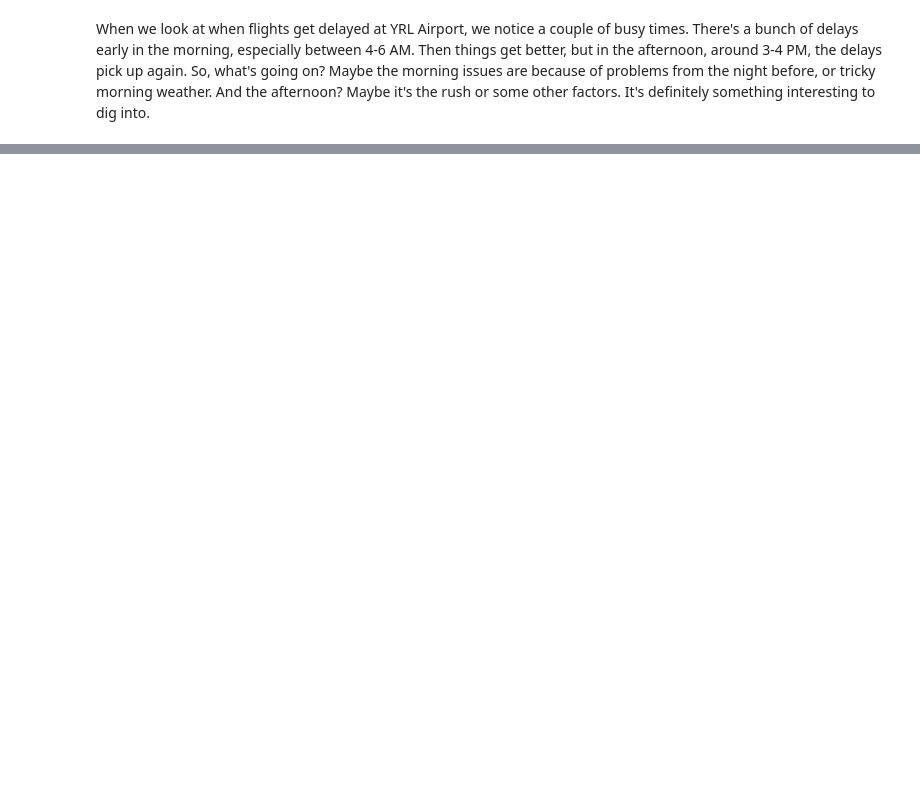
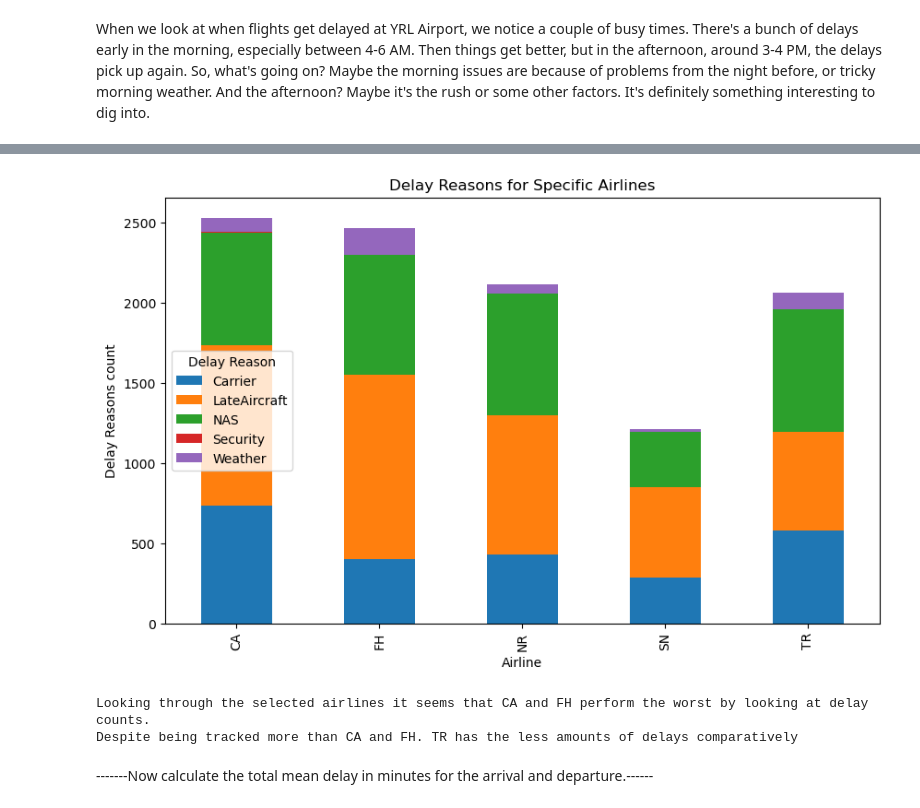
Before and after one commit to AnthonyNoreska/flight-delay-analysis, a Jupyter notebook: Flight-Analysis.ipynb, the cells around one changed output, grey strips where cells are left out. Drawn from its saved outputs; the diff is of its cells as text; code cells hidden in the pictures; blank space fills up the shorter version.

```diff
--- a/Flight-Analysis.ipynb
+++ b/Flight-Analysis.ipynb
@@ -849,0 +771,30 @@ When we look at when flights get delayed at YRL Airport, we notice a couple of b
+# %%
+# Regraph into selecting specific airlines
+top_airlines = ["FH", "CA", "NR", "TR", "SN"]
+
+# Confirm the airlines
+specific_airline_data = df[df['Airline'].isin(top_airlines)]
+specific_airline_delay_reason_counts = specific_airline_data.groupby(['Airline', 'Delay_Reason']).size().unstack(fill_value=0)
+
+# Graph the new graph
+specific_airlines = specific_airline_delay_reason_counts.plot(kind="bar", stacked=True, figsize=(10, 6))
+
+plt.xlabel("Airline")
+plt.ylabel("Delay Reasons count")
+plt.title("Delay Reasons for Specific Airlines")
+plt.legend(title="Delay Reason")
+
+# Customize x-axis ticks to show only the airlines
+specific_airlines.set_xticks(range(len(specific_airline_delay_reason_counts.index)))
+specific_airlines.set_xticklabels(specific_airline_delay_reason_counts.index)
+
+plt.show()
+
+print("Looking through the selected airlines it seems that CA and FH perform the worst by looking at delay counts.")
+print("Despite being tracked more than CA and FH. TR has the less amounts of delays comparatively")
+# %% [output]
+[figure, added]
+Looking through the selected airlines it seems that CA and FH perform the worst by looking at delay counts.
+Despite being tracked more than CA and FH. TR has the less amounts of delays comparatively
+# %% [markdown]
+-------Now calculate the total mean delay in minutes for the arrival and departure.------
```
Also changed, not shown: parts of 33 cells of this notebook.
